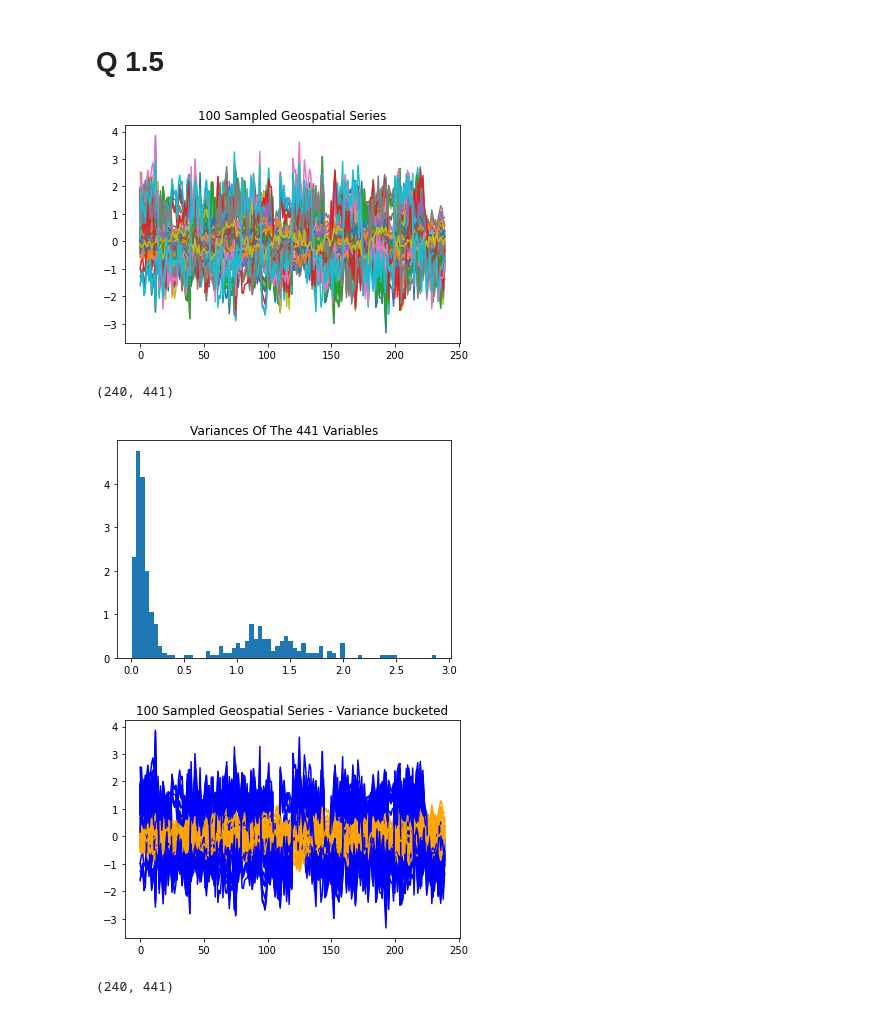
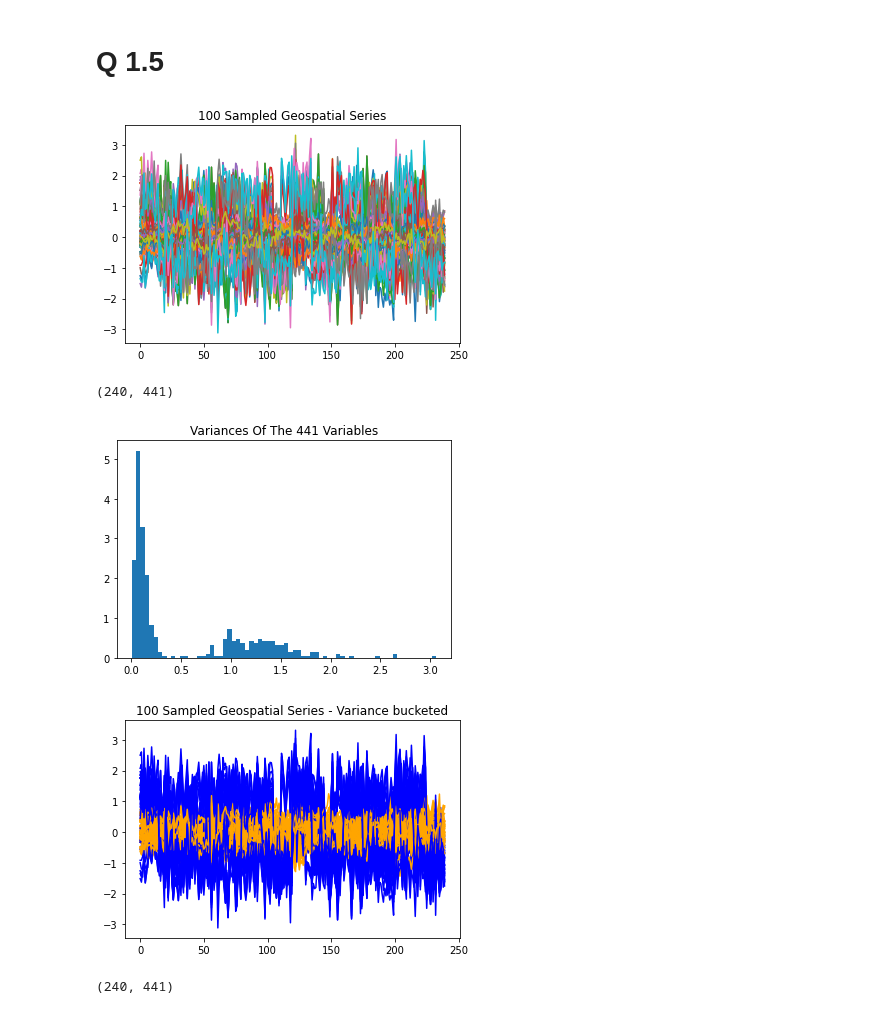
Before and after one commit to Sorgl0s/MAST30034_Assignment1, a Jupyter notebook: Assignment 1 JPNB.ipynb, the cells around one changed output. Drawn from its saved outputs; the diff is of its cells as text; code cells hidden in the pictures.

```diff
--- a/Assignment 1 JPNB.ipynb
+++ b/Assignment 1 JPNB.ipynb
@@ -108,12 +108,12 @@ plt.show()
 # %%
 # Construct Tt and Ts
 np.random.seed(1)
-Tt = np.random.normal(scale = np.sqrt(0.25), size = (6, 240))
+Tt = np.random.normal(scale = np.sqrt(0.25), size = (240, 6))
 Ts = np.random.normal(scale = np.sqrt(0.015), size = (6, 441))
 
 # Plot correlations
 
-Ttcorr = np.corrcoef(Tt)
+Ttcorr = np.corrcoef(Tt.T)
 Tscorr = np.corrcoef(Ts)
 
 fig, axis = plt.subplots(1, 3, figsize = (10, 5), gridspec_kw=dict(width_ratios=[1.5,1.5,0.05]))
@@ -169,19 +169,19 @@ plt.show()
 # %%
 # Generate X = (TC + Tt) * (SM + Ts)
 
-X = np.add(TC.T, Tt.T) @ np.add(SM, Ts)
+X = np.add(TC.T, Tt) @ np.add(SM, Ts)
 
 # Take sample subset
 np.random.seed(1)
 samples = np.random.randint(441, size=100)
 Xsample = X[:, samples]
 
 # Plot the sampled series
 plt.plot(Xsample)
 plt.title("100 Sampled Geospatial Series")
 plt.show()
 # %% [output]
-[figure, old version]
+[figure, new version]
 # %%
 X.shape
 # %% [output]
@@ -194,7 +194,7 @@ plt.hist(Vars, bins = 70, density = True, stacked = True)
 plt.title("Variances Of The 441 Variables")
 plt.show()
 # %% [output]
-[figure, old version]
+[figure, new version]
 # %%
 # Re-visualize the sample series with colour-coded variances.
 
@@ -204,7 +204,7 @@ for i in range(100):
 plt.title("100 Sampled Geospatial Series - Variance bucketed")
 plt.show()
 # %% [output]
-[figure, old version]
+[figure, new version]
 # %%
 X.shape
 # %% [output]
```
Also changed, not shown: parts of 18 cells of this notebook.
